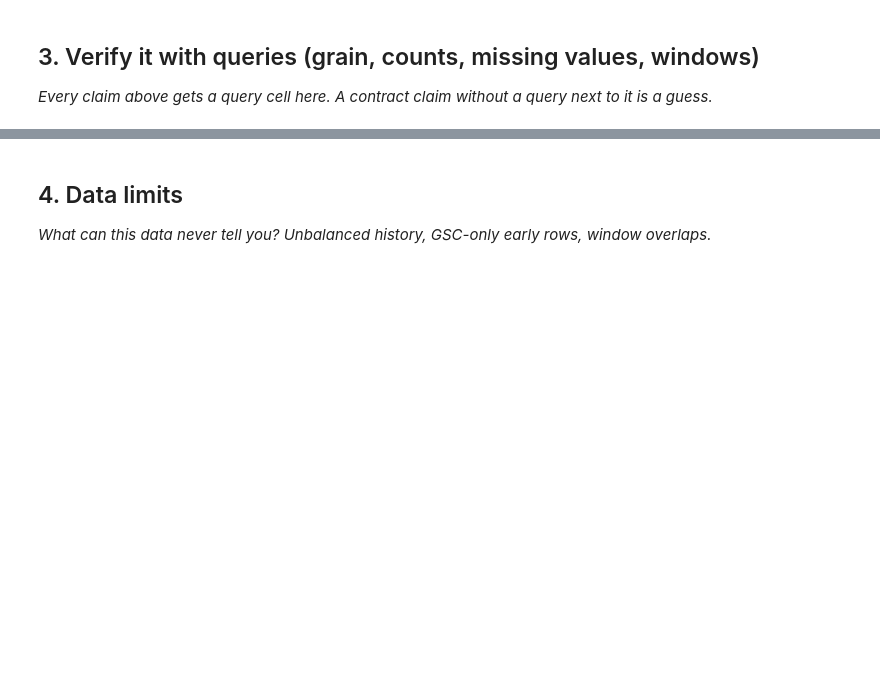
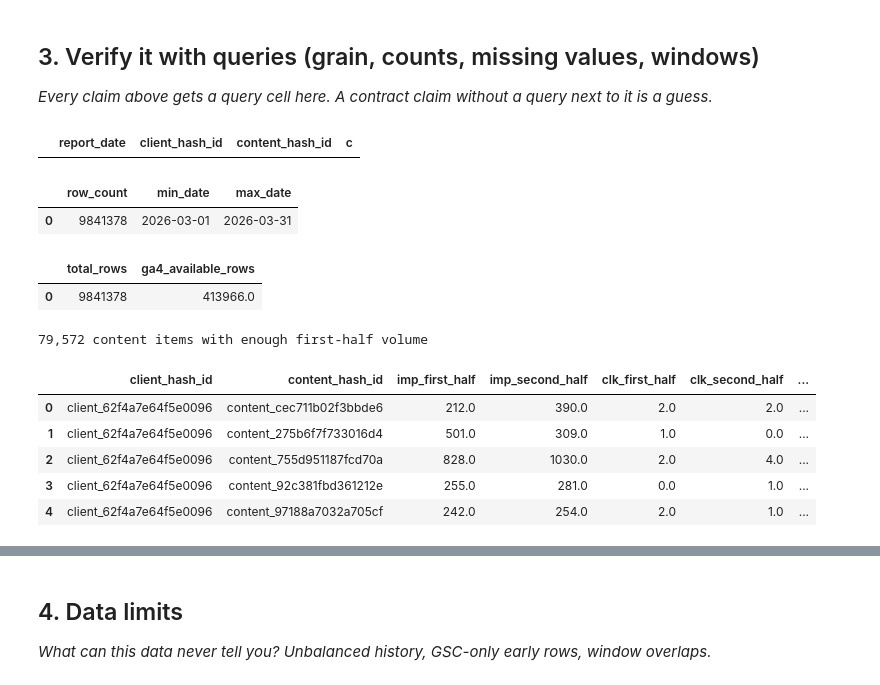
Before and after one commit to ZuhaaAsif/Applied-Search-Intelligence-Google-Search-Ranking-Discoverability, a Jupyter notebook: work/notebooks/w03_data_contract.ipynb, the cells around one changed output, grey strips where cells are left out. Saved outputs shown, nothing was run; the diff lists cells and outputs as text; code cells hidden in the pictures; blank space fills up the shorter version.

```diff
--- a/work/notebooks/w03_data_contract.ipynb
+++ b/work/notebooks/w03_data_contract.ipynb
@@ -29,0 +62,58 @@ This skeleton is yours to fill. Work the sections **in order** — each one has
+# %%
+# Grain
+con.sql(f"SELECT report_date, client_hash_id, content_hash_id, COUNT(*) c FROM read_parquet('{MONTH_PATH}') GROUP BY report_date, client_hash_id, content_hash_id HAVING COUNT(*) > 1 LIMIT 5").df()
+# %% [output]
+|  | report_date | client_hash_id | content_hash_id | c |
+# %%
+# Counts + Window
+con.sql(f"SELECT COUNT(*) AS row_count, MIN(report_date) AS min_date, MAX(report_date) AS max_date FROM read_parquet('{MONTH_PATH}')").df()
+# %% [output]
+|  | row_count | min_date | max_date |
+| 0 | 9841378 | 2026-03-01 | 2026-03-31 |
+# %%
+# Availability, with IS TRUE
+con.sql(f"SELECT COUNT(*) AS total_rows, SUM(CASE WHEN ga4_data_available IS TRUE THEN 1 ELSE 0 END) AS ga4_available_rows FROM read_parquet('{MONTH_PATH}')").df()
+# %% [output]
+|  | total_rows | ga4_available_rows |
+| 0 | 9841378 | 413966.0 |
+# %%
+import numpy as np
+
+con.sql(f"SELECT * FROM {TABLES['dim_content']} LIMIT 5").df()
+
+features = con.sql(f"""
+    WITH bounds AS (
+        SELECT MIN(report_date) AS start_d FROM read_parquet('{MONTH_PATH}')
+    ),
+    windowed AS (
+        SELECT f.client_hash_id, f.content_hash_id,
+               SUM(CASE WHEN f.report_date <= b.start_d + INTERVAL 15 DAY THEN f.gsc_impressions ELSE 0 END) AS imp_first_half,
+               SUM(CASE WHEN f.report_date >  b.start_d + INTERVAL 15 DAY THEN f.gsc_impressions ELSE 0 END) AS imp_second_half,
+               SUM(CASE WHEN f.report_date <= b.start_d + INTERVAL 15 DAY THEN f.gsc_clicks ELSE 0 END) AS clk_first_half,
+               SUM(CASE WHEN f.report_date >  b.start_d + INTERVAL 15 DAY THEN f.gsc_clicks ELSE 0 END) AS clk_second_half,
+               SUM(CASE WHEN f.report_date <= b.start_d + INTERVAL 15 DAY THEN f.gsc_sum_position ELSE 0 END) AS sum_pos_first_half
+        FROM read_parquet('{MONTH_PATH}') f, bounds b
+        GROUP BY 1, 2
+        HAVING imp_first_half >= 100
+    )
+    SELECT * FROM windowed
+""").df()
+
+features['pos_first_half'] = features['sum_pos_first_half'] / features['imp_first_half']
+features['ctr_first_half']  = features['clk_first_half'] / features['imp_first_half']
+features['ctr_second_half'] = features['clk_second_half'] / features['imp_second_half'].replace(0, np.nan)
+
+content_meta = con.sql(f"SELECT content_hash_id, content_type, content_created_date FROM {TABLES['dim_content']}").df()
+features = features.merge(content_meta, on='content_hash_id', how='left')
+features['content_age_days'] = (pd.Timestamp('2026-03-31') - pd.to_datetime(features['content_created_date'])).dt.days
+
+print(f"{len(features):,} content items with enough first-half volume")
+features.head()
+# %% [output]
+79,572 content items with enough first-half volume
+|  | client_hash_id | content_hash_id | imp_first_half | imp_second_half | clk_first_half | clk_second_half | ... |
+| 0 | client_62f4a7e64f5e0096 | content_cec711b02f3bbde6 | 212.0 | 390.0 | 2.0 | 2.0 | ... |
+| 1 | client_62f4a7e64f5e0096 | content_275b6f7f733016d4 | 501.0 | 309.0 | 1.0 | 0.0 | ... |
+| 2 | client_62f4a7e64f5e0096 | content_755d951187fcd70a | 828.0 | 1030.0 | 2.0 | 4.0 | ... |
+| 3 | client_62f4a7e64f5e0096 | content_92c381fbd361212e | 255.0 | 281.0 | 0.0 | 1.0 | ... |
+| 4 | client_62f4a7e64f5e0096 | content_97188a7032a705cf | 242.0 | 254.0 | 2.0 | 1.0 | ... |
```
Also changed, not shown: parts of 9 cells of this notebook.
